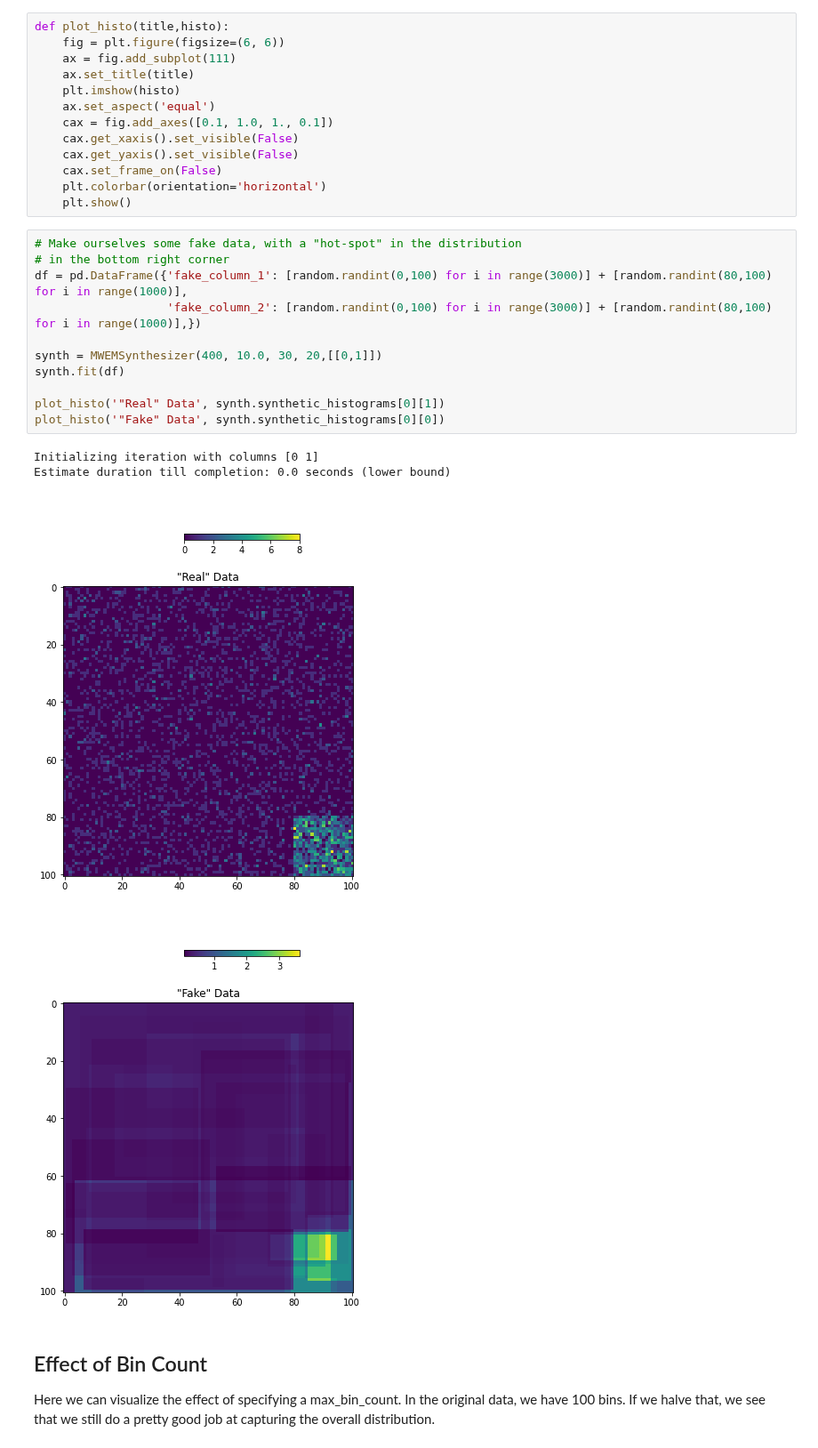
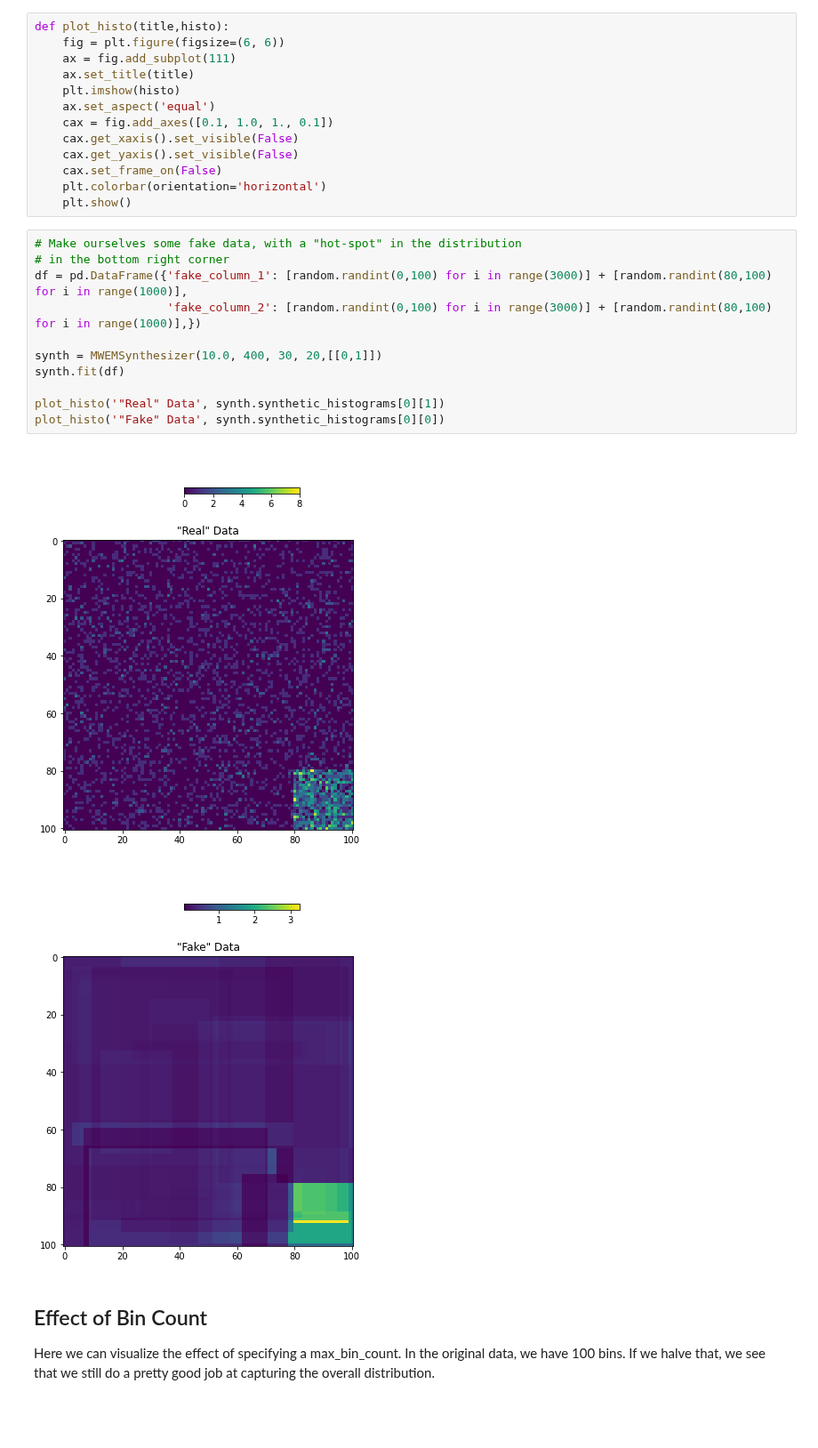
Before and after one commit to opendp/smartnoise-samples, a Jupyter notebook: data/synthesis/mwem_sample/Visualizing MWEM.ipynb, the cells around one changed output. Shown at 89% size. Cells and saved outputs as stored; diff of their text form; blank space fills up the shorter version.

```diff
--- a/data/synthesis/mwem_sample/Visualizing MWEM.ipynb
+++ b/data/synthesis/mwem_sample/Visualizing MWEM.ipynb
@@ -30,19 +30,17 @@ def plot_histo(title,histo):
 # %%
 # Make ourselves some fake data, with a "hot-spot" in the distribution
 # in the bottom right corner
 df = pd.DataFrame({'fake_column_1': [random.randint(0,100) for i in range(3000)] + [random.randint(80,100) for i in range(1000)],
                    'fake_column_2': [random.randint(0,100) for i in range(3000)] + [random.randint(80,100) for i in range(1000)],})
 
-synth = MWEMSynthesizer(400, 10.0, 30, 20,[[0,1]])
+synth = MWEMSynthesizer(10.0, 400, 30, 20,[[0,1]])
 synth.fit(df)
 
 plot_histo('"Real" Data', synth.synthetic_histograms[0][1])
 plot_histo('"Fake" Data', synth.synthetic_histograms[0][0])
 # %% [output]
-Initializing iteration with columns [0 1]
-Estimate duration till completion: 0.0 seconds (lower bound)
-[figure, old version]
+[figure, new version]
-[figure, old version]
+[figure, new version]
 # %% [markdown]
 ## Effect of Bin Count
 Here we can visualize the effect of specifying a max_bin_count. In the original data, we have 100 bins. If we halve that, we see that we still do a pretty good job at capturing the overall distribution.
```
Also changed, not shown: parts of 1 cell of this notebook, 3 other files.
